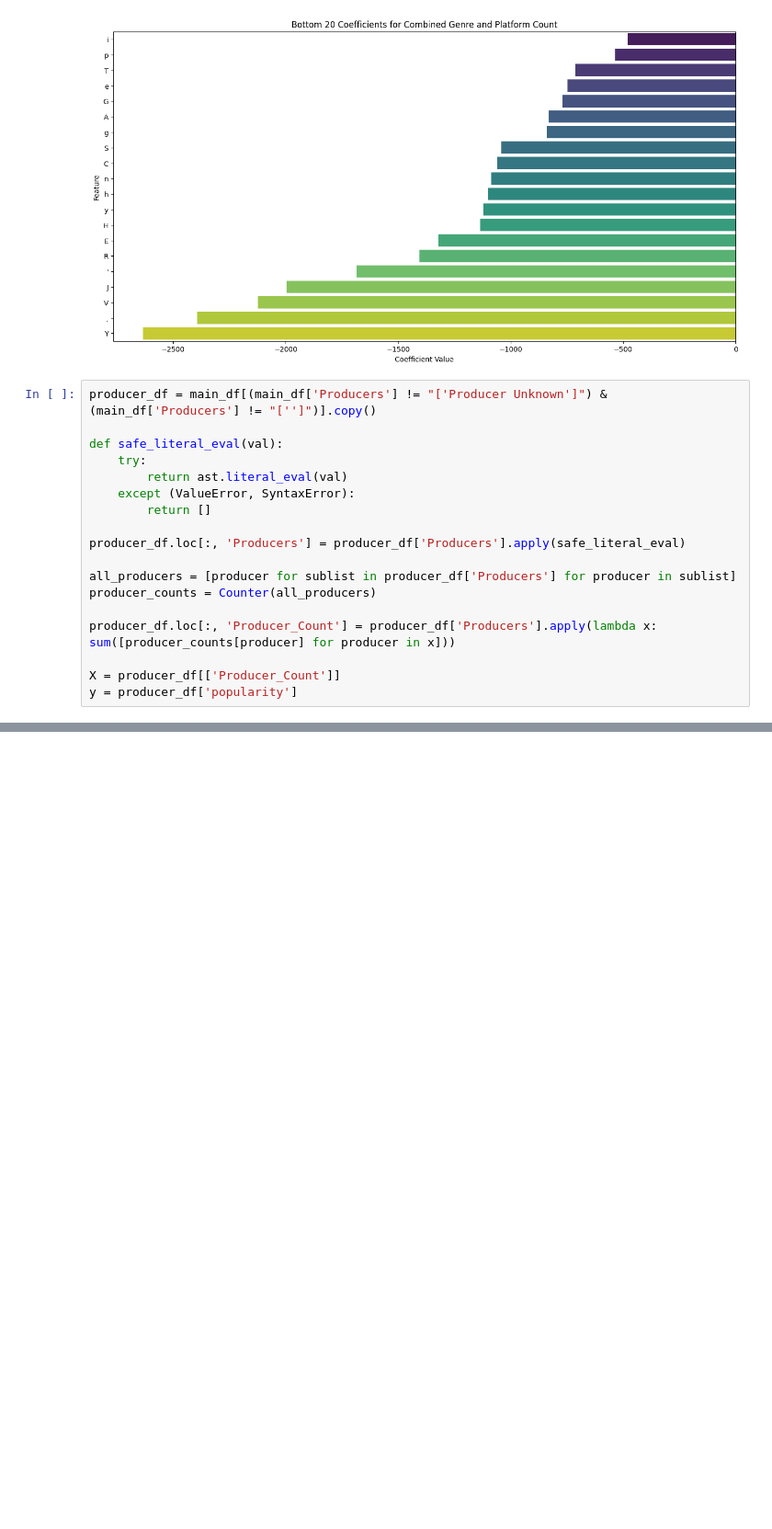
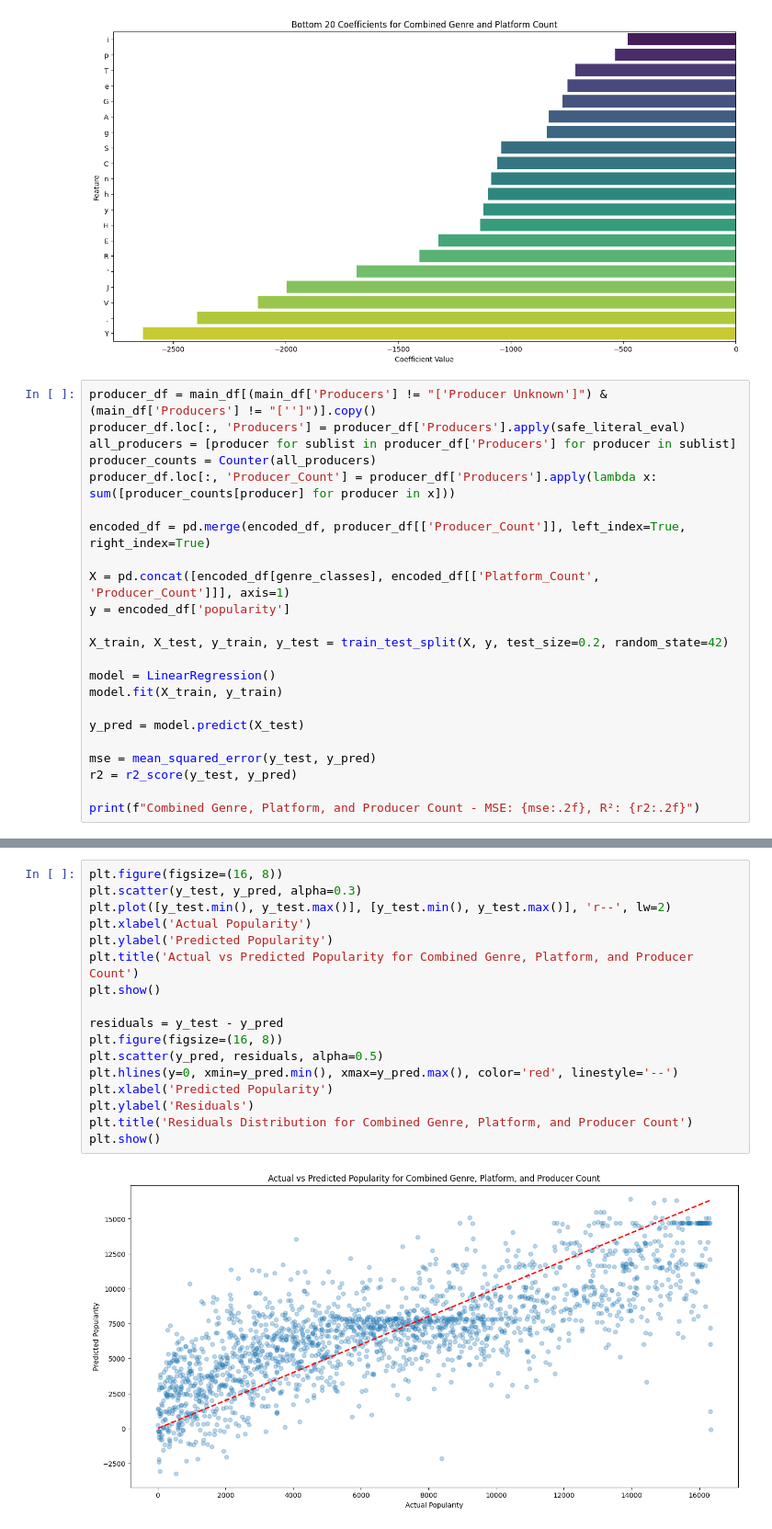
Before and after one commit to tobiasseck/anime-data-analytics-project, a Jupyter notebook: predictive/multiple-linear-regression.ipynb, the cells around one changed output, grey strips where cells are left out. Shown at 92% size. Drawn from its saved outputs; the diff is of its cells as text; blank space fills up the shorter version.

Commit message:
completed multiple linear analysis

```diff
--- a/predictive/multiple-linear-regression.ipynb
+++ b/predictive/multiple-linear-regression.ipynb
@@ -184,19 +185,24 @@ plt.show()
 [figure]
 # %%
 producer_df = main_df[(main_df['Producers'] != "['Producer Unknown']") & (main_df['Producers'] != "['']")].copy()
-
-def safe_literal_eval(val):
-    try:
-        return ast.literal_eval(val)
-    except (ValueError, SyntaxError):
-        return []
-
 producer_df.loc[:, 'Producers'] = producer_df['Producers'].apply(safe_literal_eval)
-
 all_producers = [producer for sublist in producer_df['Producers'] for producer in sublist]
 producer_counts = Counter(all_producers)
-
 producer_df.loc[:, 'Producer_Count'] = producer_df['Producers'].apply(lambda x: sum([producer_counts[producer] for producer in x]))
 
-X = producer_df[['Producer_Count']]
-y = producer_df['popularity']
+encoded_df = pd.merge(encoded_df, producer_df[['Producer_Count']], left_index=True, right_index=True)
+
+X = pd.concat([encoded_df[genre_classes], encoded_df[['Platform_Count', 'Producer_Count']]], axis=1)
+y = encoded_df['popularity']
+
+X_train, X_test, y_train, y_test = train_test_split(X, y, test_size=0.2, random_state=42)
+
+model = LinearRegression()
+model.fit(X_train, y_train)
+
+y_pred = model.predict(X_test)
+
+mse = mean_squared_error(y_test, y_pred)
+r2 = r2_score(y_test, y_pred)
+
+print(f"Combined Genre, Platform, and Producer Count - MSE: {mse:.2f}, R²: {r2:.2f}")
@@ -202,0 +211,19 @@ y = producer_df['popularity']
+# %%
+plt.figure(figsize=(16, 8))
+plt.scatter(y_test, y_pred, alpha=0.3)
+plt.plot([y_test.min(), y_test.max()], [y_test.min(), y_test.max()], 'r--', lw=2)
+plt.xlabel('Actual Popularity')
+plt.ylabel('Predicted Popularity')
+plt.title('Actual vs Predicted Popularity for Combined Genre, Platform, and Producer Count')
+plt.show()
+
+residuals = y_test - y_pred
+plt.figure(figsize=(16, 8))
+plt.scatter(y_pred, residuals, alpha=0.5)
+plt.hlines(y=0, xmin=y_pred.min(), xmax=y_pred.max(), color='red', linestyle='--')
+plt.xlabel('Predicted Popularity')
+plt.ylabel('Residuals')
+plt.title('Residuals Distribution for Combined Genre, Platform, and Producer Count')
+plt.show()
+# %% [output]
+[figure, added]
```
Also changed, not shown: parts of 6 cells of this notebook, 1 other file.
